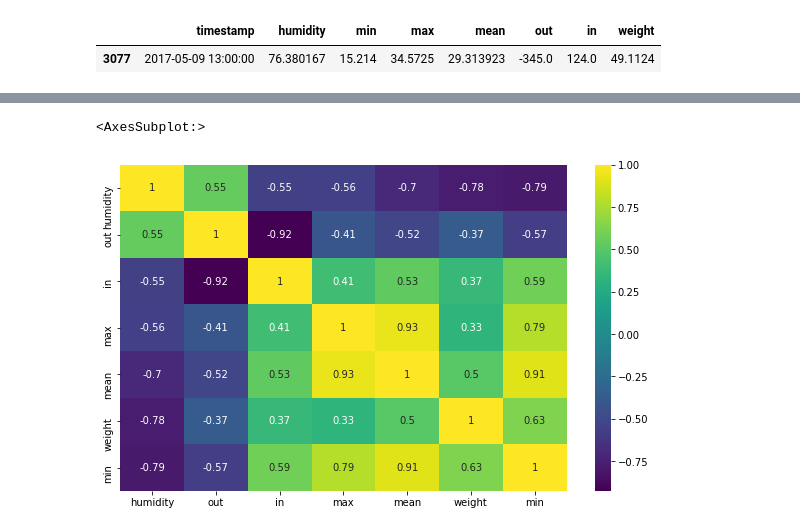
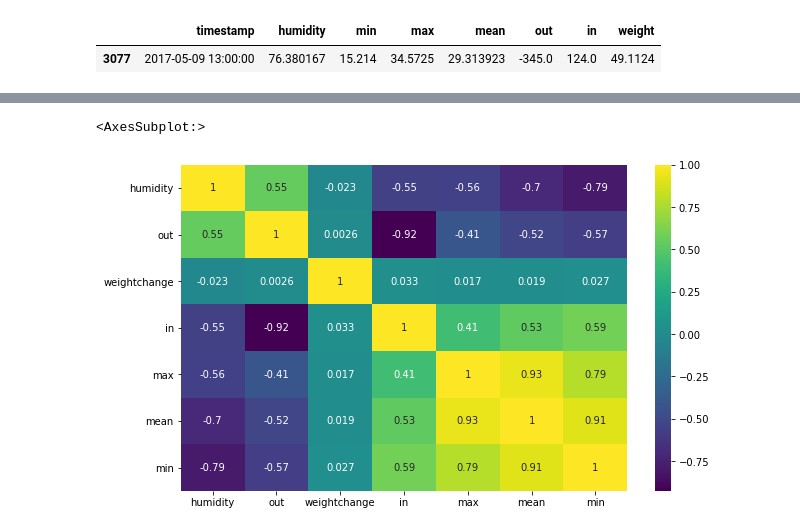
Before and after one commit to AFineSortie/Apicultural-Conservation-and-Technology, a Jupyter notebook: beehive-metrics_2017.ipynb, the cells around one changed output, grey strips where cells are left out. Saved outputs shown, nothing was run; the diff lists cells and outputs as text; code cells hidden in the pictures.

```diff
--- a/beehive-metrics_2017.ipynb
+++ b/beehive-metrics_2017.ipynb
@@ -232,5 +231,8 @@ df.loc[df['out']<-300]
 # %%
-df = df.drop([3077])
+df.drop(df.loc[df['weight']<=25].index, inplace = True)
+df.drop(3077, inplace = True)
+# %%
+df.reset_index(drop = True, inplace=True)
 # %%
 #Let's see if limiting the time to the spring-summer changes anything
 #df.drop(df.loc[df['timestamp']<"2017-04-01"].index, inplace = True)
@@ -242,0 +243,13 @@ df.plot(x='timestamp', y=['mean','min','max'])
+# %%
+def checkID(row):
+    if row == 0:
+        return True
+    else:
+        return False
+# %%
+#Creating the column for change in weight
+df['weightchange'] = df.apply(lambda currRow: 0 if checkID(int(currRow.name)) else (currRow.weight - float(df.iloc[int(currRow.name) - 1, 7])), axis = 1)
+#df.apply(lambda x: print(str(x.name) + " " + str(x.weight)), axis = 1)
+df.drop(df.loc[df['weightchange']>=10].index, inplace = True)
+df.drop(df.loc[df['weightchange']<=-10].index, inplace = True)
+df
@@ -301,33 +337,33 @@ df.corr()
 # %%
 #Visualize correlation
 import matplotlib
 import numpy as np
 import matplotlib.pyplot as plt
 %matplotlib inline
 
 def correlation_matrix(df):
     from matplotlib import pyplot as plt
     from matplotlib import cm as cm
 
     fig = plt.figure()
     ax1 = fig.add_subplot(111)
     cmap = cm.get_cmap('jet', 30)
     cax = ax1.imshow(df.corr(), interpolation="nearest", cmap=cmap)
     ax1.grid(True)
     plt.title('Correlation Heatmap')
-    labels=['humidity', 'min', 'max', 'mean', 'out', 'in', 'weight']
+    labels=['humidity', 'min', 'max', 'mean', 'out', 'in', 'weight', 'weightchange']
     ax1.set_xticklabels(labels,fontsize=10)
     ax1.set_yticklabels(labels,fontsize=10)
     fig.colorbar(cax, ticks=[-1,-.5,0,.5,1])
     plt.show()
 
 #Quality correlation matrix
 k = 7 #number of variables for heatmap
 cols = df.corr().nlargest(k, 'humidity')['humidity'].index
 cm = df[cols].corr()
 plt.figure(figsize=(10,6))
 sns.heatmap(cm, annot=True, cmap = 'viridis')
 # %% [output]
 <AxesSubplot:>
-[figure, old version]
+[figure, new version]
 # %%
```
Also changed, not shown: parts of 17 cells of this notebook, 1 other file.
